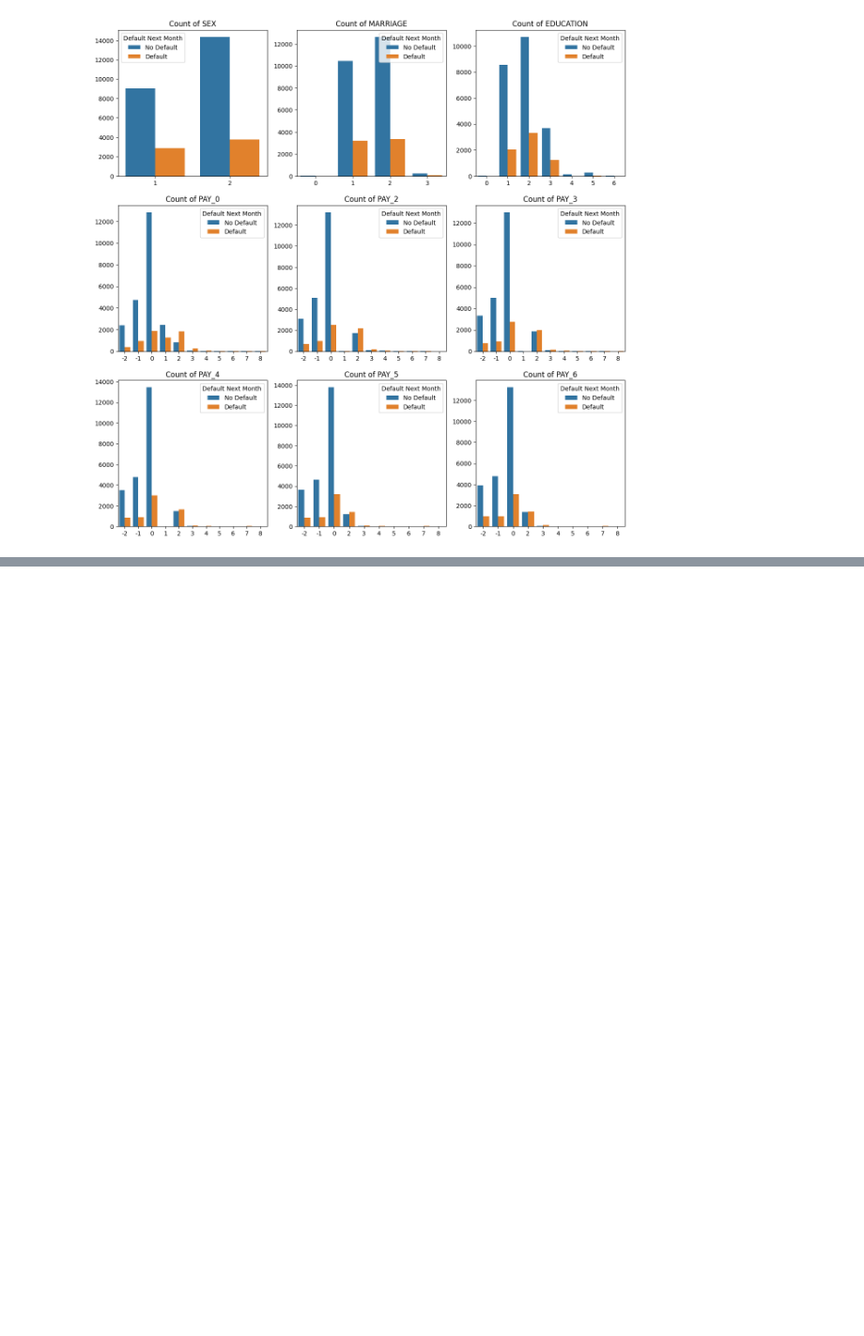
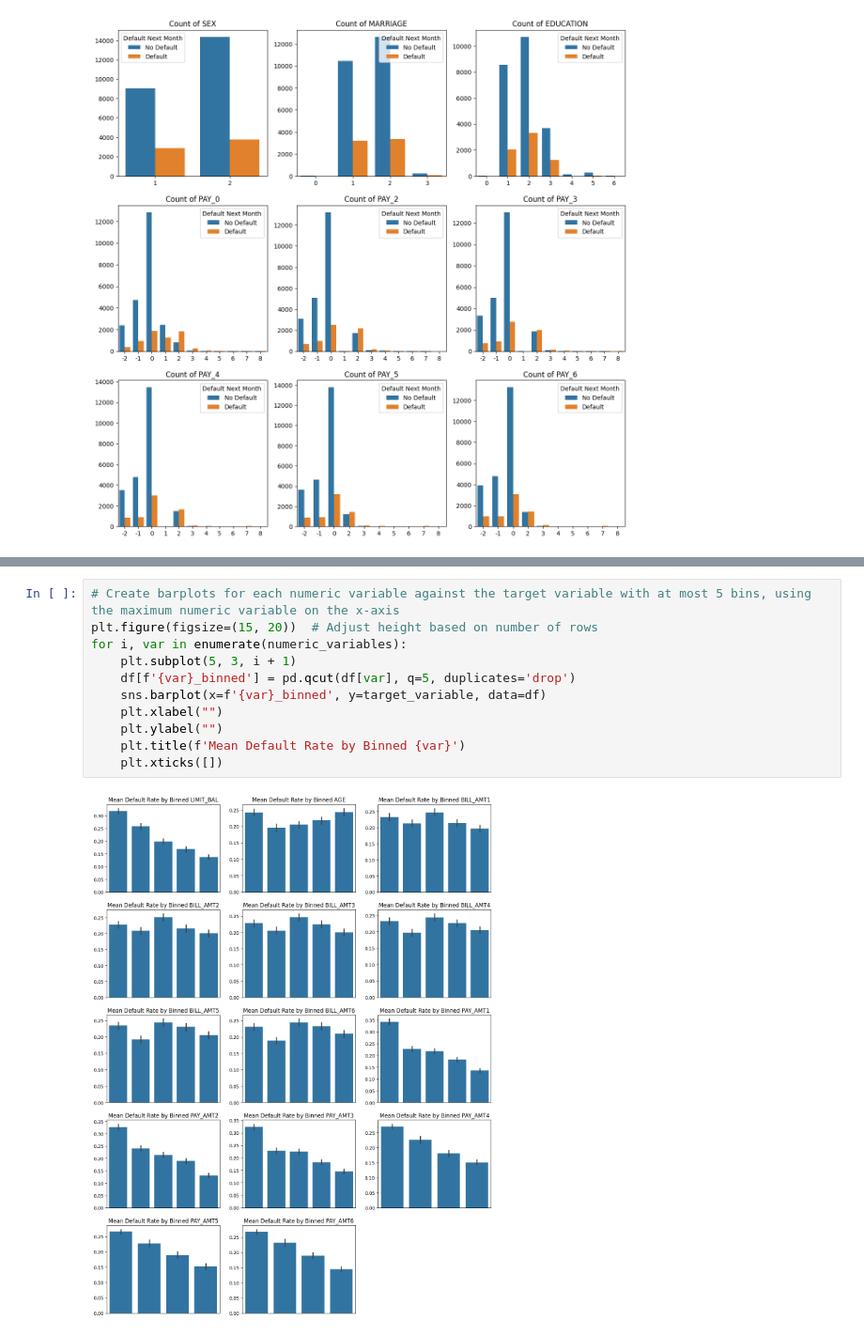
Before and after one commit to joseph-m-pasia/kg-default-of-credit-cards, a Jupyter notebook: notebooks/00_eda.ipynb, the cells around one changed output, grey strips where cells are left out. Shown at 94% size. Cells and saved outputs as stored; diff of their text form; blank space fills up the shorter version.

```diff
--- a/notebooks/00_eda.ipynb
+++ b/notebooks/00_eda.ipynb
@@ -127,0 +186,13 @@ for i, var in enumerate(numeric_variables):
+# %%
+# Create barplots for each numeric variable against the target variable with at most 5 bins, using the maximum numeric variable on the x-axis
+plt.figure(figsize=(15, 20))  # Adjust height based on number of rows
+for i, var in enumerate(numeric_variables):
+    plt.subplot(5, 3, i + 1)
+    df[f'{var}_binned'] = pd.qcut(df[var], q=5, duplicates='drop')
+    sns.barplot(x=f'{var}_binned', y=target_variable, data=df)
+    plt.xlabel("")
+    plt.ylabel("")
+    plt.title(f'Mean Default Rate by Binned {var}')
+    plt.xticks([])
+# %% [output]
+[figure, added]
```
Also changed, not shown: parts of 4 cells of this notebook.
